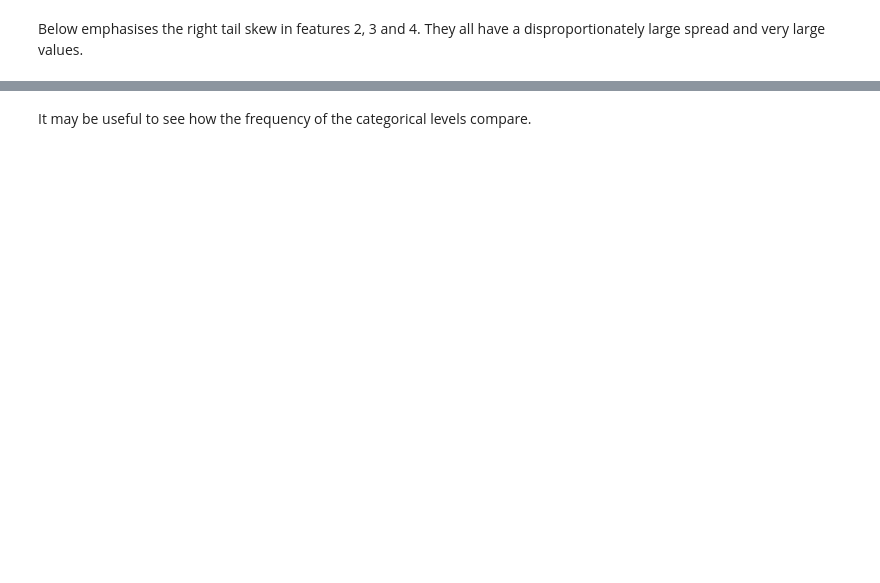
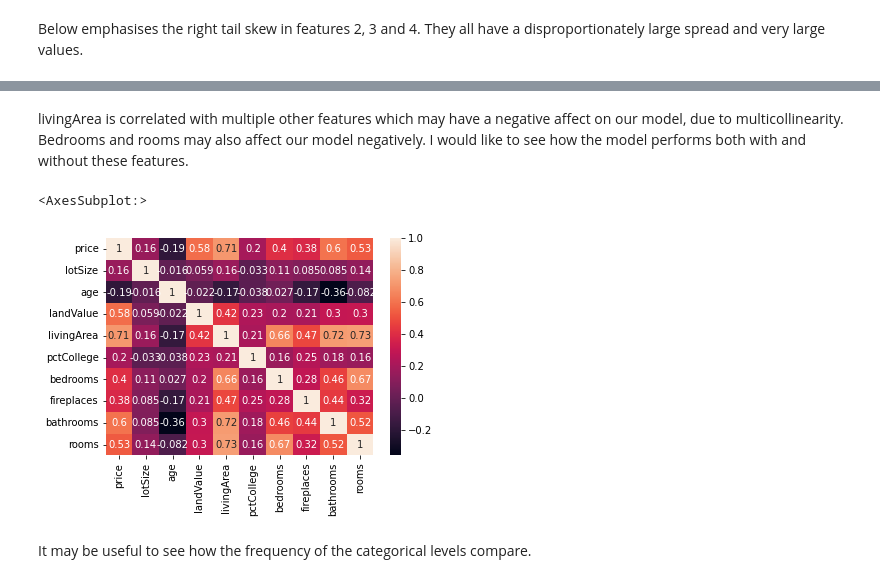
Before and after one commit to jaydenhooper/Predict-House-Prices, a Jupyter notebook: Assignment 1.ipynb, the cells around one changed output, grey strips where cells are left out. Drawn from its saved outputs; the diff is of its cells as text; code cells hidden in the pictures; blank space fills up the shorter version.

```diff
--- a/Assignment 1.ipynb
+++ b/Assignment 1.ipynb
@@ -82,8 +83,13 @@ houses.describe()
 | 50% | 189900.000000 | 0.370000 | 19.000000 | 25000.000000 | 1634.500000 | 57.000000 | 3.000000 | 1.000000 | 2.000000 | ... |
 | 75% | 259000.000000 | 0.540000 | 34.000000 | 40200.000000 | 2137.750000 | 64.000000 | 4.000000 | 1.000000 | 2.500000 | ... |
 | max | 775000.000000 | 12.200000 | 225.000000 | 412600.000000 | 5228.000000 | 82.000000 | 7.000000 | 4.000000 | 4.500000 | ... |
+# %% [markdown]
+livingArea is correlated with multiple other features which may have a negative affect on our model, due to multicollinearity. Bedrooms and rooms may also affect our model negatively. I would like to see how the model performs both with and without these features.
 # %%
-#sns.heatmap(houses.corr(), annot=True)
+sns.heatmap(houses.corr(), annot=True)
+# %% [output]
+<AxesSubplot:>
+[figure, added]
 # %% [markdown]
 It may be useful to see how the frequency of the categorical levels compare.
 # %%
```
Also changed, not shown: parts of 4 cells of this notebook, 1 other file.
